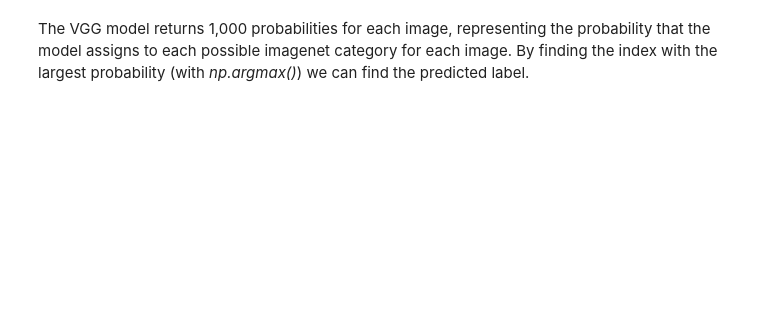
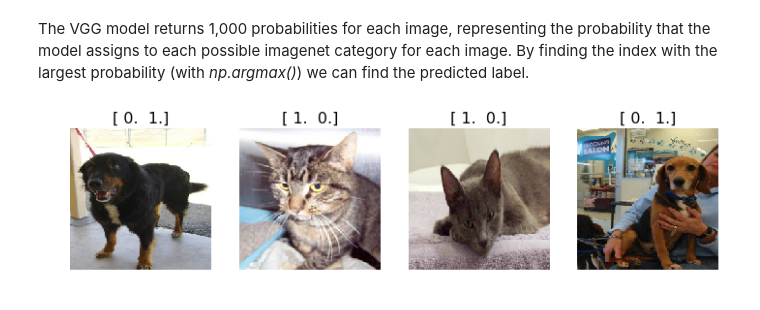
Before and after one commit to taot/courses, a Jupyter notebook: deeplearning1/nbs/lesson1.ipynb, the cells around one changed output. Drawn from its saved outputs; the diff is of its cells as text; code cells hidden in the pictures; blank space fills up the shorter version.

```diff
--- a/deeplearning1/nbs/lesson1.ipynb
+++ b/deeplearning1/nbs/lesson1.ipynb
@@ -261,5 +285,10 @@ plots(imgs, titles=labels)
 # %% [markdown]
 The VGG model returns 1,000 probabilities for each image, representing the probability that the model assigns to each possible imagenet category for each image. By finding the index with the largest probability (with *np.argmax()*) we can find the predicted label.
+# %%
+imgs, labels = next(batches)
+plots(imgs, titles=labels)
+# %% [output]
+[figure, added]
 # %%
 def pred_batch(imgs):
     preds = model.predict(imgs)
```
Also changed, not shown: parts of 13 cells of this notebook, 1 other file.
